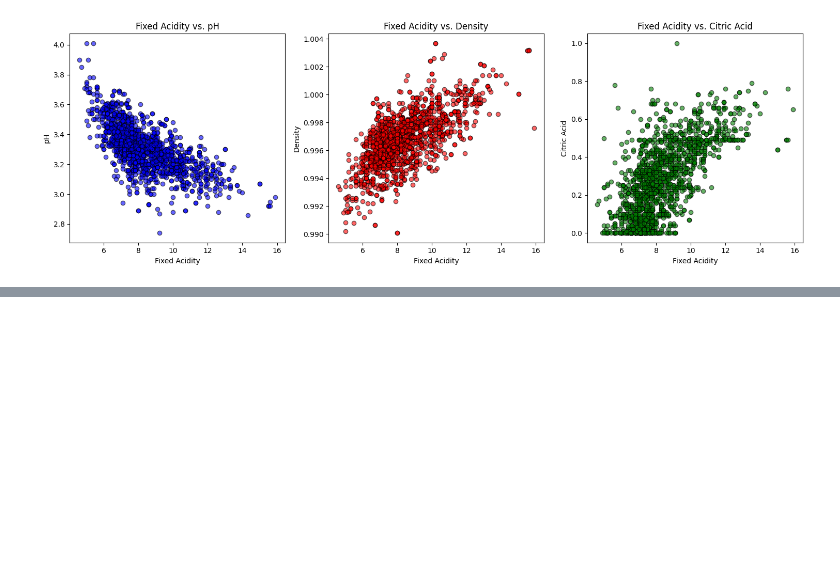
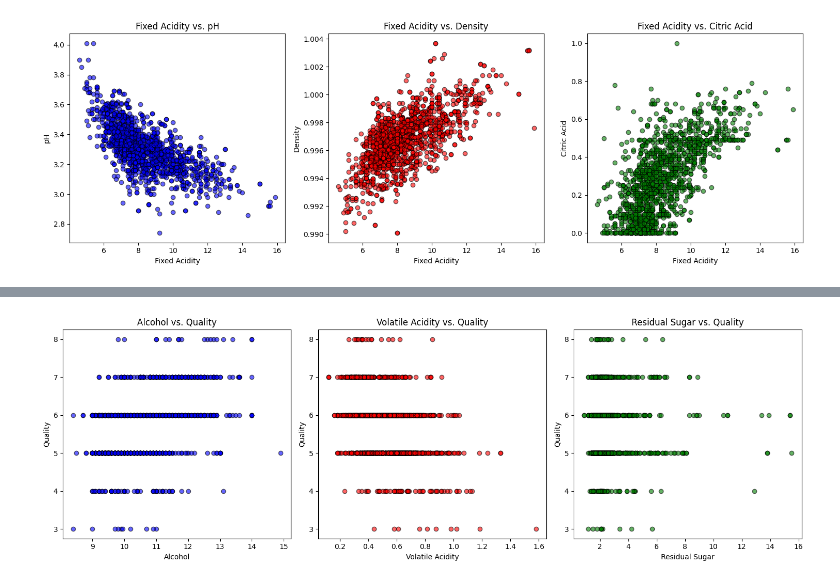
Before and after one commit to SaianPatel/InferentialStatistics, a Jupyter notebook: Coursework/Correlation.ipynb, the cells around one changed output, grey strips where cells are left out. Saved outputs shown, nothing was run; the diff lists cells and outputs as text; code cells hidden in the pictures; blank space fills up the shorter version.

```diff
--- a/Coursework/Correlation.ipynb
+++ b/Coursework/Correlation.ipynb
@@ -126,0 +129,31 @@ plt.show()
+# %%
+# Plot scatters
+
+# Create a figure with three subplots in a row
+fig, axes = plt.subplots(1, 3, figsize=(15, 5))
+
+# Scatter plot: Fixed Acidity vs. pH
+axes[0].scatter(df['alcohol'], df['quality'], alpha=0.6, color="blue", edgecolors="black")
+axes[0].set_xlabel("Alcohol")
+axes[0].set_ylabel("Quality")
+axes[0].set_title("Alcohol vs. Quality")
+
+# Scatter plot: Fixed Acidity vs. Density
+axes[1].scatter(df['volatile acidity'], df['quality'], alpha=0.6, color="red", edgecolors="black")
+axes[1].set_xlabel("Volatile Acidity")
+axes[1].set_ylabel("Quality")
+axes[1].set_title("Volatile Acidity vs. Quality")
+
+# Scatter plot: Fixed Acidity vs. Citric Acid
+axes[2].scatter(df['residual sugar'], df['quality'], alpha=0.6, color="green", edgecolors="black")
+axes[2].set_xlabel("Residual Sugar")
+axes[2].set_ylabel("Quality")
+axes[2].set_title("Residual Sugar vs. Quality")
+
+# Adjust layout for better visibility
+plt.tight_layout()
+
+# Show the plot
+plt.show()
+# %% [output]
+[figure, added]
```
Also changed, not shown: parts of 7 cells of this notebook, 6 other files.
